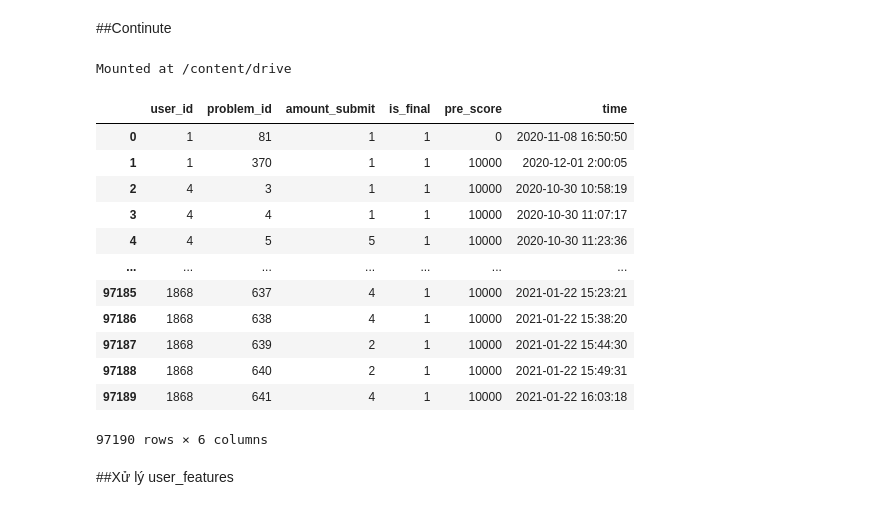
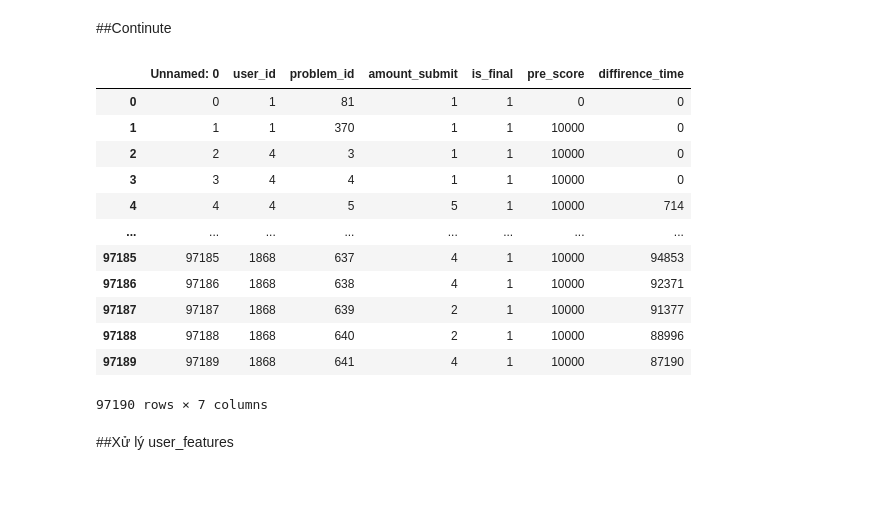
Before and after one commit to phutaekwondo/CS114.L21, a Jupyter notebook: duDoanDiemCuoiKy_homeWork/draft.ipynb, the cells around one changed output. Saved outputs shown, nothing was run; the diff lists cells and outputs as text; code cells hidden in the pictures.

```diff
--- a/duDoanDiemCuoiKy_homeWork/draft.ipynb
+++ b/duDoanDiemCuoiKy_homeWork/draft.ipynb
@@ -139,28 +161,23 @@ with open('/content/drive/MyDrive/Colab Notebooks/user_feature.csv', 'w') as f:
 # %% [markdown]
 ##Continute
-# %%
-
-from google.colab import drive
-drive.mount('/content/drive')
-# %% [output]
-Mounted at /content/drive
-# %%
-user_feature = pd.read_csv('/content/drive/MyDrive/Colab Notebooks/user_feature.csv')
-user_feature
-# %% [output]
-|  | user_id | problem_id | amount_submit | is_final | pre_score | time |
-| 0 | 1 | 81 | 1 | 1 | 0 | 2020-11-08 16:50:50 |
-| 1 | 1 | 370 | 1 | 1 | 10000 | 2020-12-01 2:00:05 |
-| 2 | 4 | 3 | 1 | 1 | 10000 | 2020-10-30 10:58:19 |
-| 3 | 4 | 4 | 1 | 1 | 10000 | 2020-10-30 11:07:17 |
-| 4 | 4 | 5 | 5 | 1 | 10000 | 2020-10-30 11:23:36 |
-| ... | ... | ... | ... | ... | ... | ... |
-| 97185 | 1868 | 637 | 4 | 1 | 10000 | 2021-01-22 15:23:21 |
-| 97186 | 1868 | 638 | 4 | 1 | 10000 | 2021-01-22 15:38:20 |
-| 97187 | 1868 | 639 | 2 | 1 | 10000 | 2021-01-22 15:44:30 |
-| 97188 | 1868 | 640 | 2 | 1 | 10000 | 2021-01-22 15:49:31 |
-| 97189 | 1868 | 641 | 4 | 1 | 10000 | 2021-01-22 16:03:18 |
-97190 rows × 6 columns
+# %%
+url_feature = '/content/CS114.L21/duDoanDiemCuoiKy_homeWork/user_feature.csv'
+user_feature = pd.read_csv('/content/CS114.L21/duDoanDiemCuoiKy_homeWork/user_feature.csv')
+user_feature
+# %% [output]
+|  | Unnamed: 0 | user_id | problem_id | amount_submit | is_final | pre_score | diffirence_time |
+| 0 | 0 | 1 | 81 | 1 | 1 | 0 | 0 |
+| 1 | 1 | 1 | 370 | 1 | 1 | 10000 | 0 |
+| 2 | 2 | 4 | 3 | 1 | 1 | 10000 | 0 |
+| 3 | 3 | 4 | 4 | 1 | 1 | 10000 | 0 |
+| 4 | 4 | 4 | 5 | 5 | 1 | 10000 | 714 |
+| ... | ... | ... | ... | ... | ... | ... | ... |
+| 97185 | 97185 | 1868 | 637 | 4 | 1 | 10000 | 94853 |
+| 97186 | 97186 | 1868 | 638 | 4 | 1 | 10000 | 92371 |
+| 97187 | 97187 | 1868 | 639 | 2 | 1 | 10000 | 91377 |
+| 97188 | 97188 | 1868 | 640 | 2 | 1 | 10000 | 88996 |
+| 97189 | 97189 | 1868 | 641 | 4 | 1 | 10000 | 87190 |
+97190 rows × 7 columns
 # %% [markdown]
 ##Xử lý user_features
 # %% [markdown]
```
Also changed, not shown: parts of 14 cells of this notebook.
